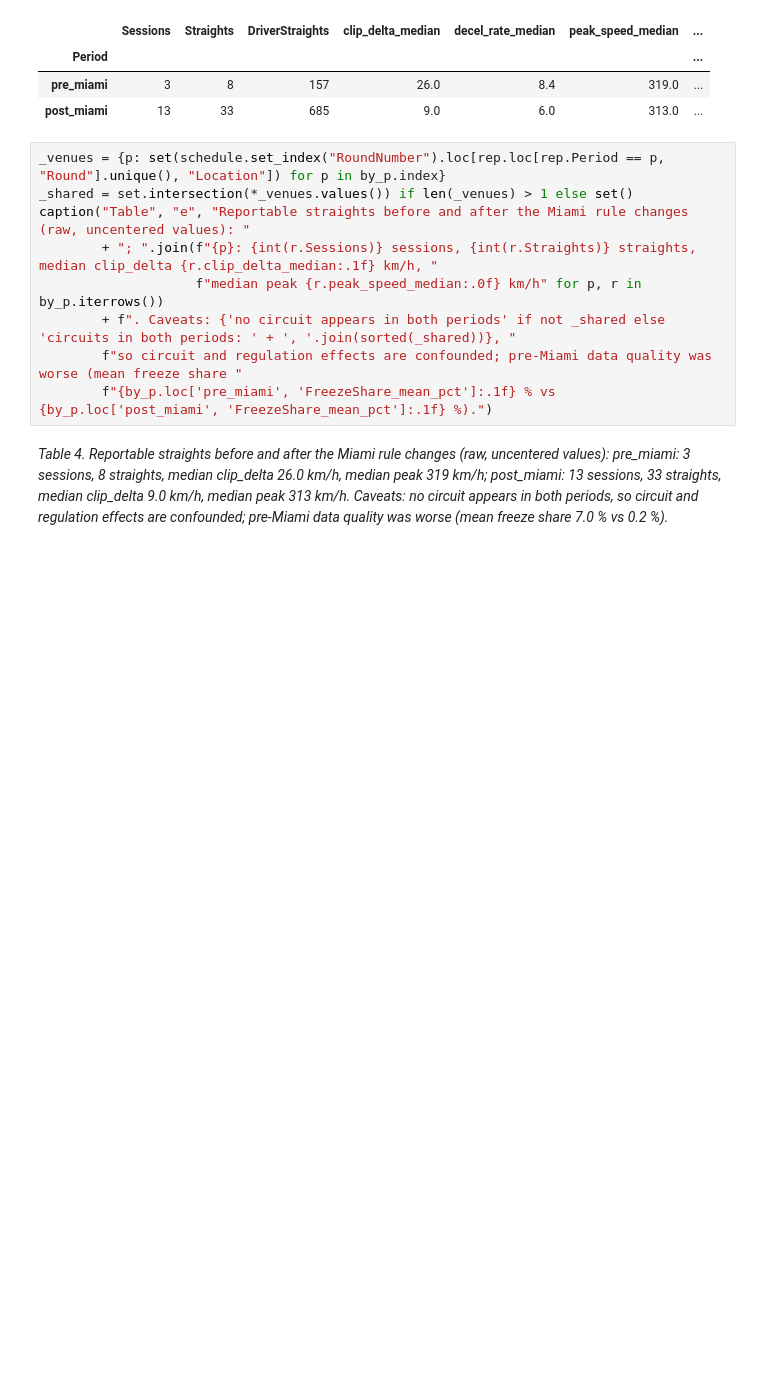
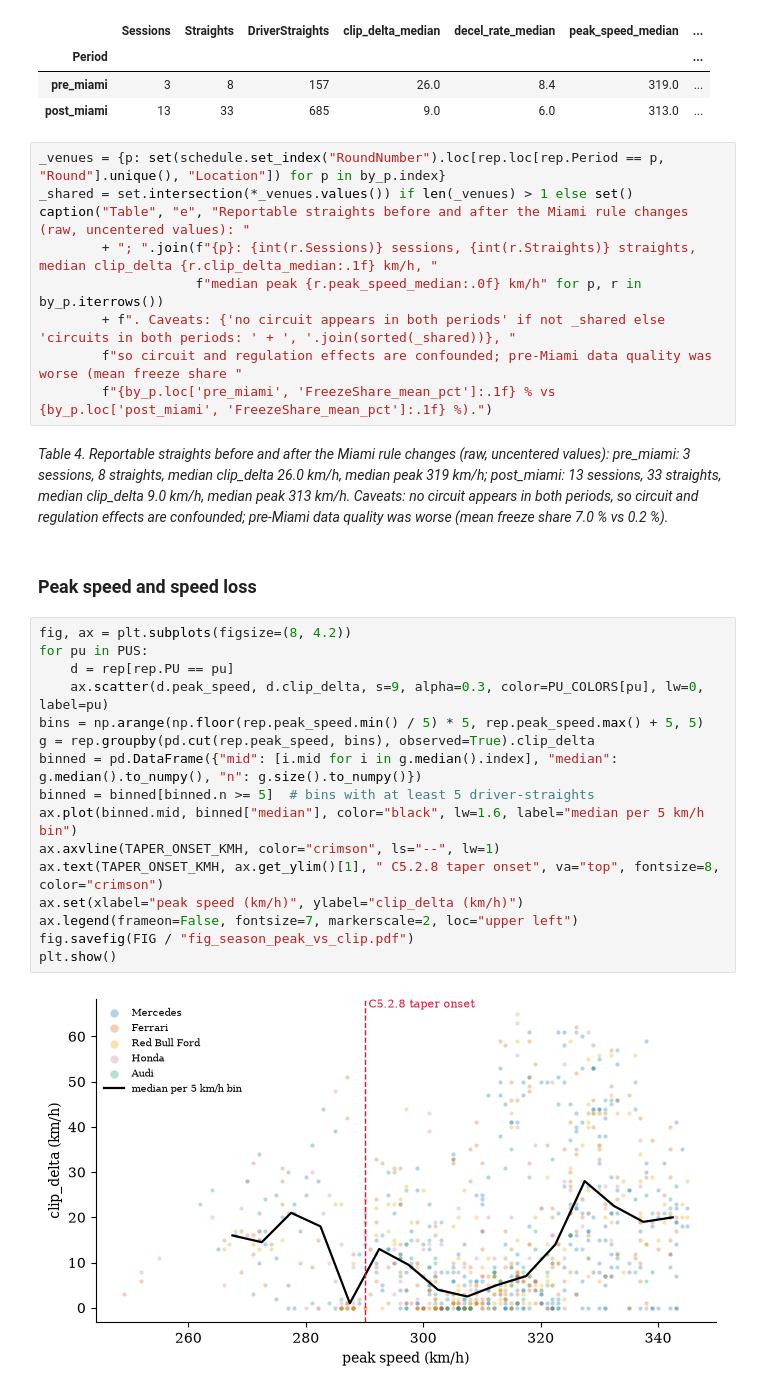
Before and after one commit to see7ien/Flat-Out, a Jupyter notebook: 02_season.ipynb, the cells around one changed output. Cells and saved outputs as stored; diff of their text form; blank space fills up the shorter version.

```diff
--- a/02_season.ipynb
+++ b/02_season.ipynb
@@ -339,3 +339,23 @@ caption("Table", "e", "Reportable straights before and after the Miami rule chan
         f"{by_p.loc['pre_miami', 'FreezeShare_mean_pct']:.1f} % vs {by_p.loc['post_miami', 'FreezeShare_mean_pct']:.1f} %).")
 # %% [output]
 *Table 4. Reportable straights before and after the Miami rule changes (raw, uncentered values): pre_miami: 3 sessions, 8 straights, median clip_delta 26.0 km/h, median peak 319 km/h; post_miami: 13 sessions, 33 straights, median clip_delta 9.0 km/h, median peak 313 km/h. Caveats: no circuit appears in both periods, so circuit and regulation effects are confounded; pre-Miami data quality was worse (mean freeze share 7.0 % vs 0.2 %).*
+# %% [markdown]
+### Peak speed and speed loss
+# %%
+fig, ax = plt.subplots(figsize=(8, 4.2))
+for pu in PUS:
+    d = rep[rep.PU == pu]
+    ax.scatter(d.peak_speed, d.clip_delta, s=9, alpha=0.3, color=PU_COLORS[pu], lw=0, label=pu)
+bins = np.arange(np.floor(rep.peak_speed.min() / 5) * 5, rep.peak_speed.max() + 5, 5)
+g = rep.groupby(pd.cut(rep.peak_speed, bins), observed=True).clip_delta
+binned = pd.DataFrame({"mid": [i.mid for i in g.median().index], "median": g.median().to_numpy(), "n": g.size().to_numpy()})
+binned = binned[binned.n >= 5]  # bins with at least 5 driver-straights
+ax.plot(binned.mid, binned["median"], color="black", lw=1.6, label="median per 5 km/h bin")
+ax.axvline(TAPER_ONSET_KMH, color="crimson", ls="--", lw=1)
+ax.text(TAPER_ONSET_KMH, ax.get_ylim()[1], " C5.2.8 taper onset", va="top", fontsize=8, color="crimson")
+ax.set(xlabel="peak speed (km/h)", ylabel="clip_delta (km/h)")
+ax.legend(frameon=False, fontsize=7, markerscale=2, loc="upper left")
+fig.savefig(FIG / "fig_season_peak_vs_clip.pdf")
+plt.show()
+# %% [output]
+[figure, added]
```
Also changed, not shown: parts of 5 cells of this notebook, 10 other files.
